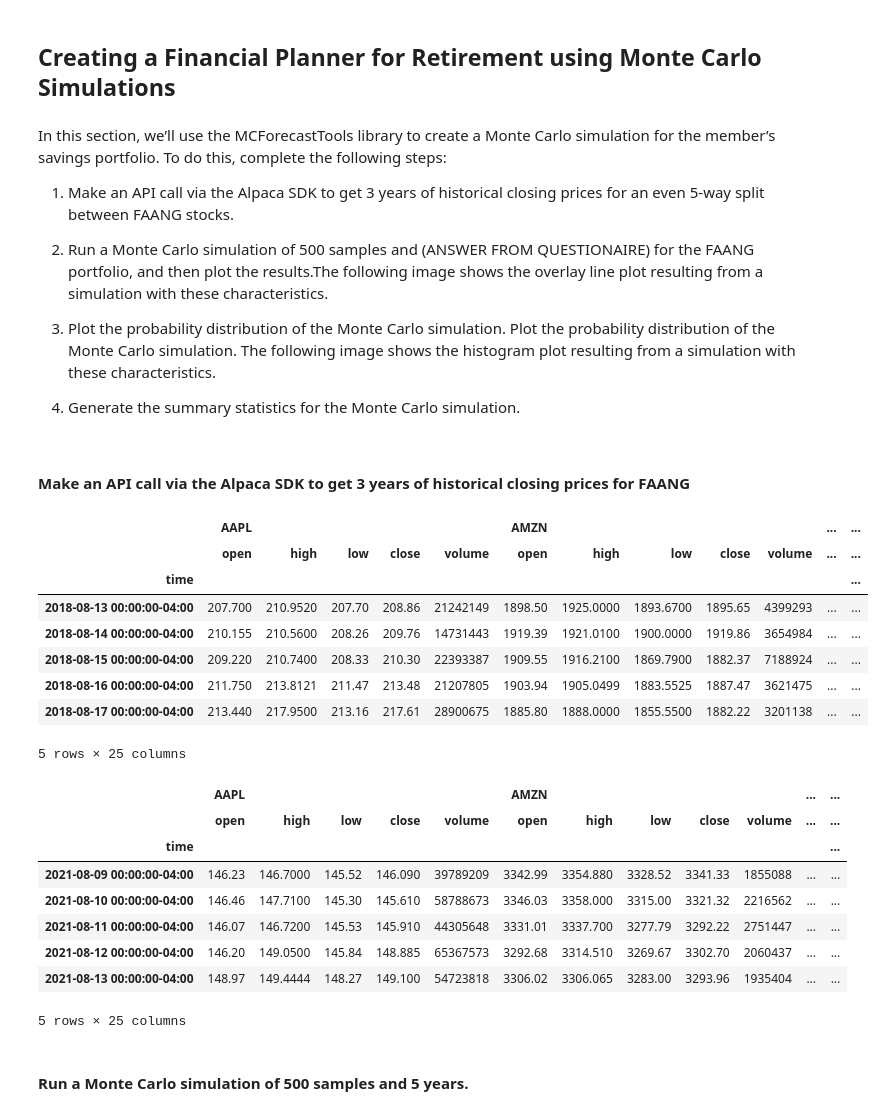
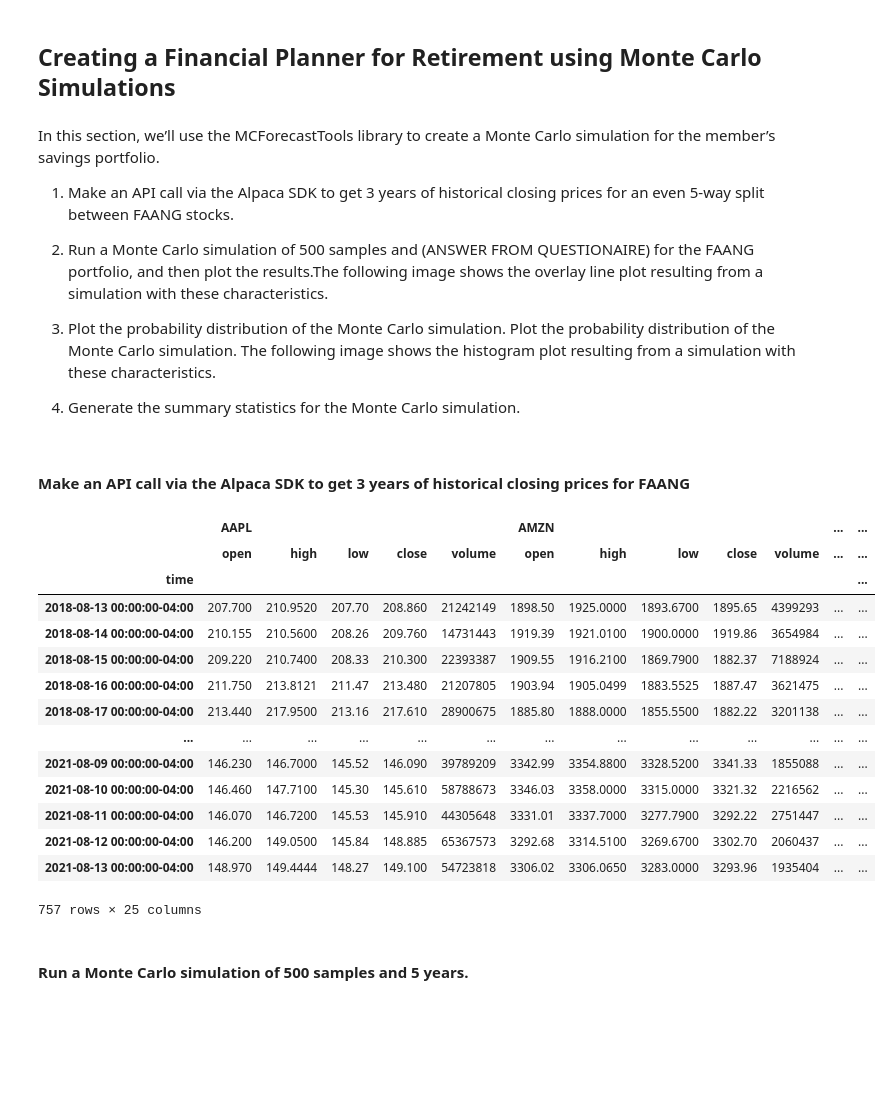
Before and after one commit to RJGiannini/Golden-Years, a Jupyter notebook: simulations.ipynb, the cells around one changed output. Drawn from its saved outputs; the diff is of its cells as text; code cells hidden in the pictures; blank space fills up the shorter version.

Commit message:
Update simulations.ipynb
some minor updates to some comments

```diff
--- a/simulations.ipynb
+++ b/simulations.ipynb
@@ -428,7 +428,7 @@ The closing price of Google is $1,235.25
 # %% [markdown]
 ## Creating a Financial Planner for Retirement using Monte Carlo Simulations
 # %% [markdown]
-In this section, we’ll use the MCForecastTools library to create a Monte Carlo simulation for the member’s savings portfolio. To do this, complete the following steps:
+In this section, we’ll use the MCForecastTools library to create a Monte Carlo simulation for the member’s savings portfolio.
 
 1. Make an API call via the Alpaca SDK to get 3 years of historical closing prices for an even 5-way split between FAANG stocks.
 
@@ -452,39 +452,33 @@ limit_rows = 1000
 # %%
 # Use the Alpaca get_barset function to make the API call to get the 3 years worth of pricing data
 # The tickers and timeframe parameters should have been set in Part 1 of this activity
 # The start and end dates should be updated with the information set above
-# Remember to add the df property to the end of the call so the response is returned as a DataFrame
+# Added the df property to the end of the call so the response is returned as a DataFrame
 prices_df = alpaca.get_barset(
   tickers,
   timeframe,
   start=start_date,
   end=end_date,
   limit=limit_rows
 ).df
 
-
-# Display both the first and last five rows of the DataFrame
-display(prices_df.head())
-display(prices_df.tail())
+prices_df
 # %% [output]
 |  | AAPL |  |  |  |  | AMZN |  |  |  |  | ... | ... |
 |  | open | high | low | close | volume | open | high | low | close | volume | ... | ... |
 | time |  |  |  |  |  |  |  |  |  |  |  | ... |
-| 2018-08-13 00:00:00-04:00 | 207.700 | 210.9520 | 207.70 | 208.86 | 21242149 | 1898.50 | 1925.0000 | 1893.6700 | 1895.65 | 4399293 | ... | ... |
-| 2018-08-14 00:00:00-04:00 | 210.155 | 210.5600 | 208.26 | 209.76 | 14731443 | 1919.39 | 1921.0100 | 1900.0000 | 1919.86 | 3654984 | ... | ... |
-| 2018-08-15 00:00:00-04:00 | 209.220 | 210.7400 | 208.33 | 210.30 | 22393387 | 1909.55 | 1916.2100 | 1869.7900 | 1882.37 | 7188924 | ... | ... |
-| 2018-08-16 00:00:00-04:00 | 211.750 | 213.8121 | 211.47 | 213.48 | 21207805 | 1903.94 | 1905.0499 | 1883.5525 | 1887.47 | 3621475 | ... | ... |
-| 2018-08-17 00:00:00-04:00 | 213.440 | 217.9500 | 213.16 | 217.61 | 28900675 | 1885.80 | 1888.0000 | 1855.5500 | 1882.22 | 3201138 | ... | ... |
+| 2018-08-13 00:00:00-04:00 | 207.700 | 210.9520 | 207.70 | 208.860 | 21242149 | 1898.50 | 1925.0000 | 1893.6700 | 1895.65 | 4399293 | ... | ... |
+| 2018-08-14 00:00:00-04:00 | 210.155 | 210.5600 | 208.26 | 209.760 | 14731443 | 1919.39 | 1921.0100 | 1900.0000 | 1919.86 | 3654984 | ... | ... |
+| 2018-08-15 00:00:00-04:00 | 209.220 | 210.7400 | 208.33 | 210.300 | 22393387 | 1909.55 | 1916.2100 | 1869.7900 | 1882.37 | 7188924 | ... | ... |
+| 2018-08-16 00:00:00-04:00 | 211.750 | 213.8121 | 211.47 | 213.480 | 21207805 | 1903.94 | 1905.0499 | 1883.5525 | 1887.47 | 3621475 | ... | ... |
+| 2018-08-17 00:00:00-04:00 | 213.440 | 217.9500 | 213.16 | 217.610 | 28900675 | 1885.80 | 1888.0000 | 1855.5500 | 1882.22 | 3201138 | ... | ... |
+| ... | ... | ... | ... | ... | ... | ... | ... | ... | ... | ... | ... | ... |
+| 2021-08-09 00:00:00-04:00 | 146.230 | 146.7000 | 145.52 | 146.090 | 39789209 | 3342.99 | 3354.8800 | 3328.5200 | 3341.33 | 1855088 | ... | ... |
+| 2021-08-10 00:00:00-04:00 | 146.460 | 147.7100 | 145.30 | 145.610 | 58788673 | 3346.03 | 3358.0000 | 3315.0000 | 3321.32 | 2216562 | ... | ... |
+| 2021-08-11 00:00:00-04:00 | 146.070 | 146.7200 | 145.53 | 145.910 | 44305648 | 3331.01 | 3337.7000 | 3277.7900 | 3292.22 | 2751447 | ... | ... |
+| 2021-08-12 00:00:00-04:00 | 146.200 | 149.0500 | 145.84 | 148.885 | 65367573 | 3292.68 | 3314.5100 | 3269.6700 | 3302.70 | 2060437 | ... | ... |
+| 2021-08-13 00:00:00-04:00 | 148.970 | 149.4444 | 148.27 | 149.100 | 54723818 | 3306.02 | 3306.0650 | 3283.0000 | 3293.96 | 1935404 | ... | ... |
-5 rows × 25 columns
+757 rows × 25 columns
-|  | AAPL |  |  |  |  | AMZN |  |  |  |  | ... | ... |
-|  | open | high | low | close | volume | open | high | low | close | volume | ... | ... |
-| time |  |  |  |  |  |  |  |  |  |  |  | ... |
-| 2021-08-09 00:00:00-04:00 | 146.23 | 146.7000 | 145.52 | 146.090 | 39789209 | 3342.99 | 3354.880 | 3328.52 | 3341.33 | 1855088 | ... | ... |
-| 2021-08-10 00:00:00-04:00 | 146.46 | 147.7100 | 145.30 | 145.610 | 58788673 | 3346.03 | 3358.000 | 3315.00 | 3321.32 | 2216562 | ... | ... |
-| 2021-08-11 00:00:00-04:00 | 146.07 | 146.7200 | 145.53 | 145.910 | 44305648 | 3331.01 | 3337.700 | 3277.79 | 3292.22 | 2751447 | ... | ... |
-| 2021-08-12 00:00:00-04:00 | 146.20 | 149.0500 | 145.84 | 148.885 | 65367573 | 3292.68 | 3314.510 | 3269.67 | 3302.70 | 2060437 | ... | ... |
-| 2021-08-13 00:00:00-04:00 | 148.97 | 149.4444 | 148.27 | 149.100 | 54723818 | 3306.02 | 3306.065 | 3283.00 | 3293.96 | 1935404 | ... | ... |
-5 rows × 25 columns
 # %% [markdown]
 #### Run a Monte Carlo simulation of 500 samples and 5 years.
 # %%
```
